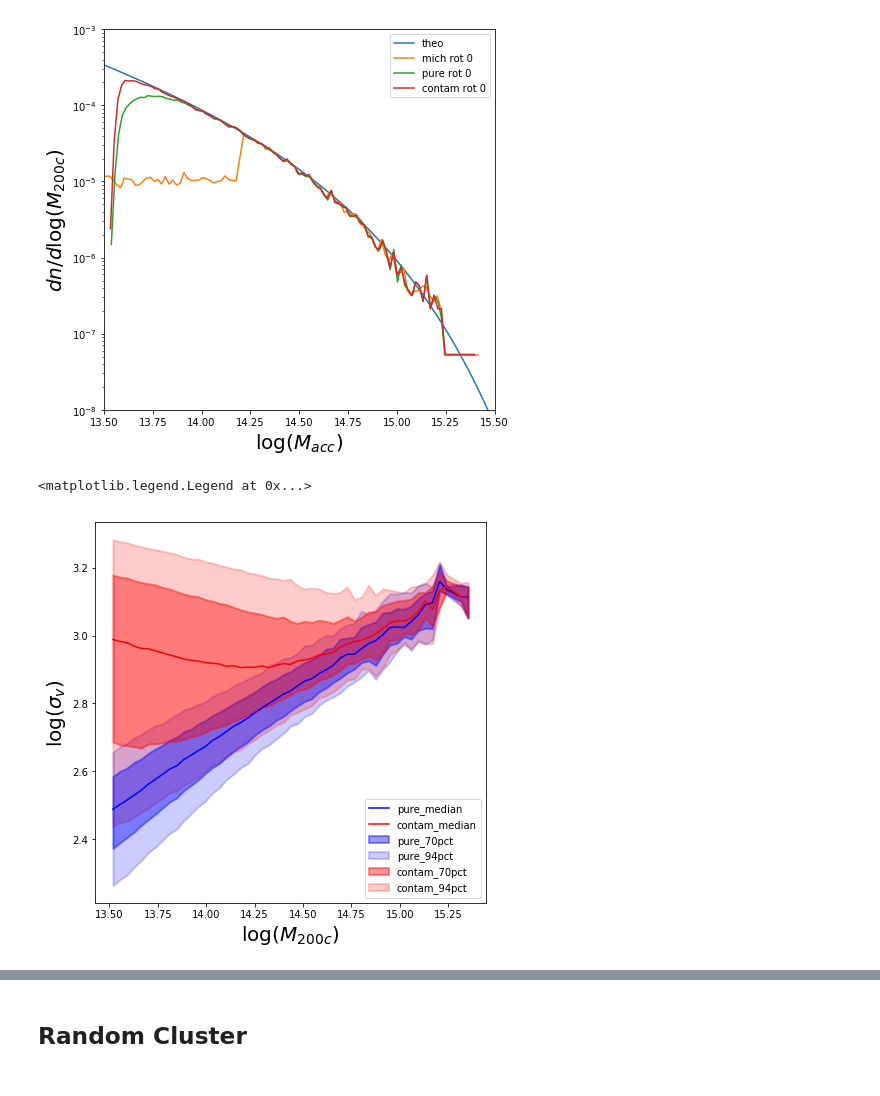
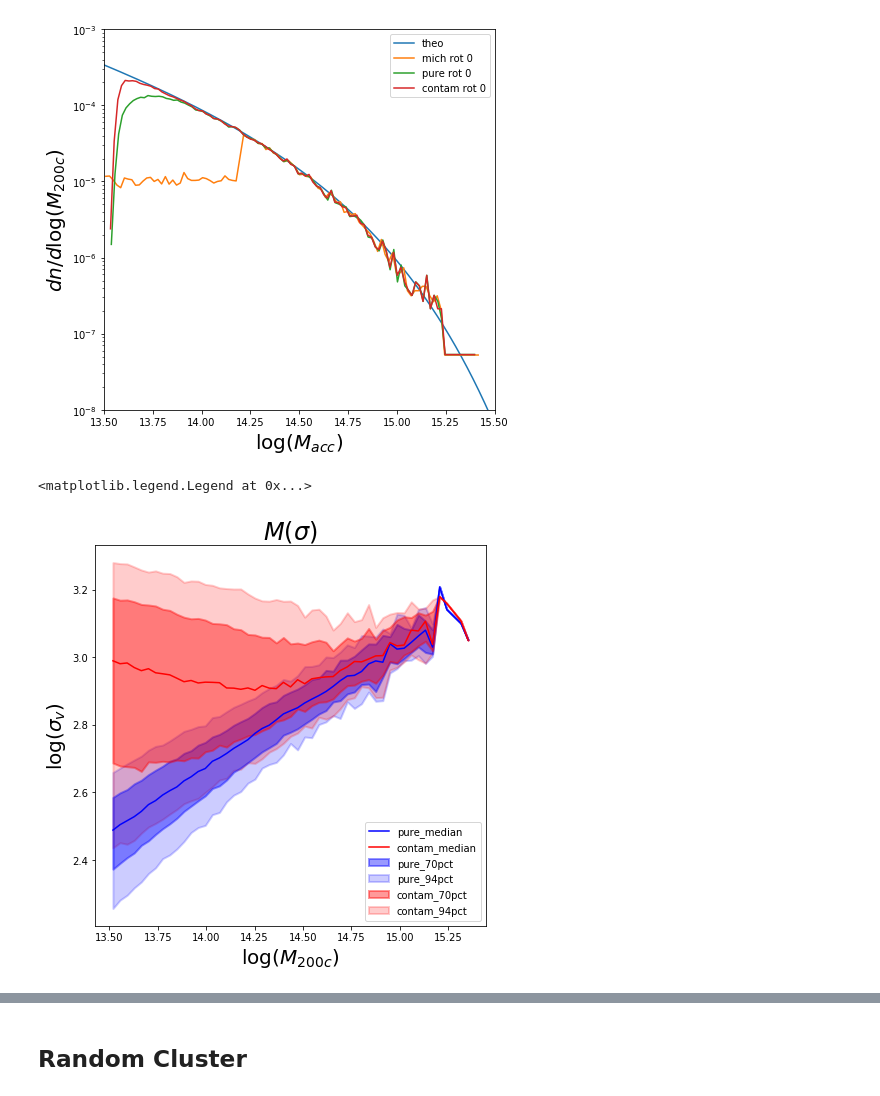
Before and after one commit to McWilliamsCenter/halo_cnn, a Jupyter notebook: notebooks/catalog.ipynb, the cells around one changed output, grey strips where cells are left out. Cells and saved outputs as stored; diff of their text form; code cells hidden in the pictures.

```diff
--- a/notebooks/catalog.ipynb
+++ b/notebooks/catalog.ipynb
@@ -471,7 +471,7 @@ c = Catalog(prop=p,
 # %% [markdown]
 # Load catalogs
 # %%
-# pure_cat = Catalog().load(os.path.join(wdir,'data_mocks','Rockstar_UM_z=0.117_pure.p'))
+pure_cat = Catalog().load(os.path.join(wdir,'data_mocks','Rockstar_UM_z=0.117_pure.p'))
 
 contam_cat = Catalog().load(os.path.join(wdir,'data_mocks','Rockstar_UM_z=0.117_contam.p'))
 # %% [output]
@@ -585,21 +585,25 @@ ax.set_ylim(10**-8,10**-3)
 # %%
+rot = 0
 
 f = plt.figure(figsize=(7,7))
 ax = f.add_subplot(111)
 
-matt.binnedplot(np.log10(pure_cat.prop['M200c']),np.log10(pure_cat.prop['sigv']),
+matt.binnedplot(np.log10(pure_cat.prop['M200c'][pure_cat.prop['rotation']==rot]),
+                np.log10(pure_cat.prop['sigv'][pure_cat.prop['rotation']==rot]),
                 percentiles=[35,47],
                 n=50, label='pure_',ax=ax, log=0, c='b', names=True)
-matt.binnedplot(np.log10(contam_cat.prop['M200c']),np.log10(contam_cat.prop['sigv']),
+matt.binnedplot(np.log10(contam_cat.prop['M200c'][contam_cat.prop['rotation']==rot]),
+                np.log10(contam_cat.prop['sigv'][contam_cat.prop['rotation']==rot]),
                 percentiles=[35,47],
                 n=50, label='contam_',ax=ax, log=0, c='r', names=True)
 
 # ax.set_xlim(14,15.3)
 # ax.set_ylim(2.3,3.3)
 
 plt.xlabel(r'$\log(M_{200c})$', fontsize=20)
 plt.ylabel(r'$\log(\sigma_v)$', fontsize=20)
+plt.title('$M(\sigma)$', fontsize=24)
 ax.legend(loc=4)
 # %% [output]
 <matplotlib.legend.Legend at 0x...>
-[figure, old version]
+[figure, new version]
```
Also changed, not shown: parts of 29 cells of this notebook, 28 other files.
